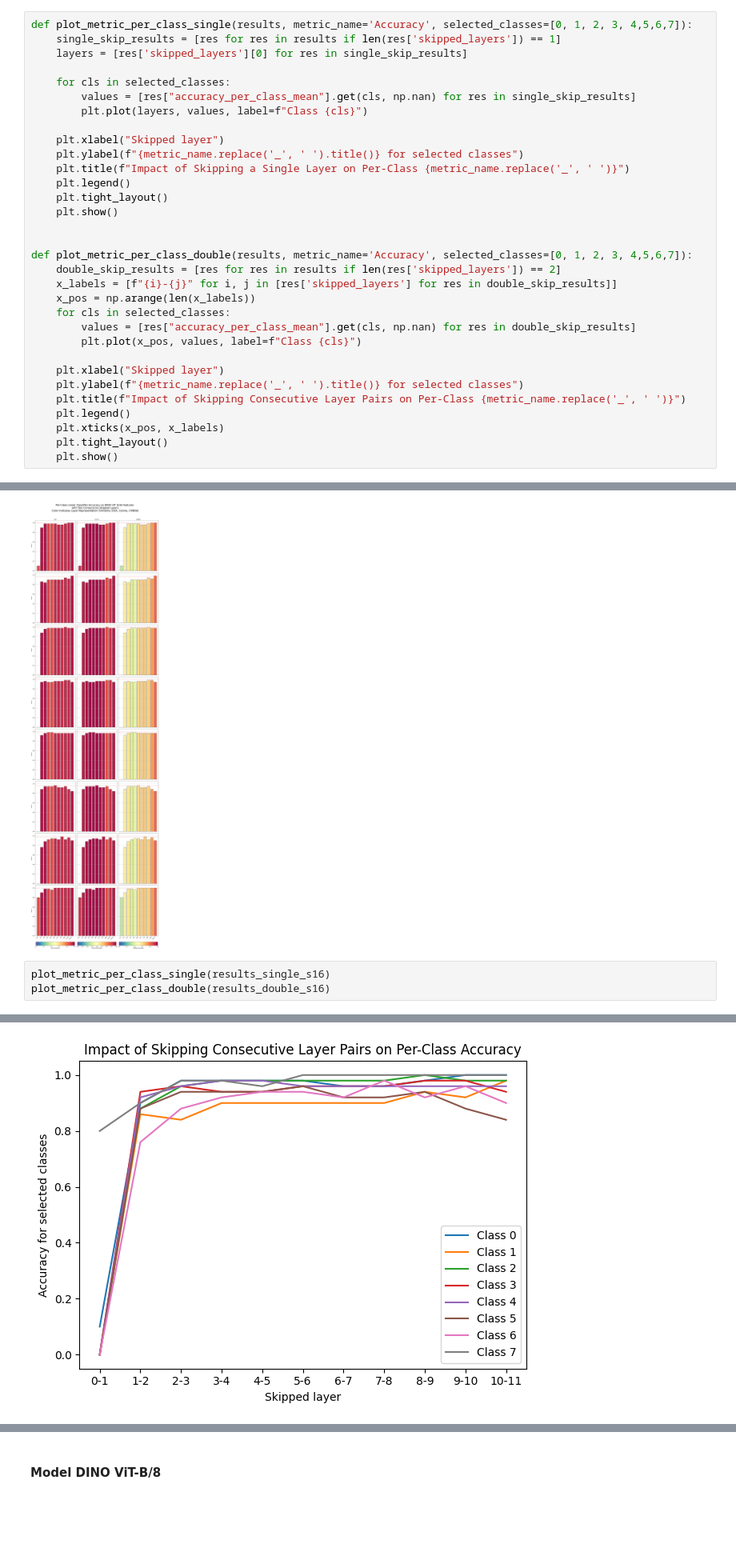
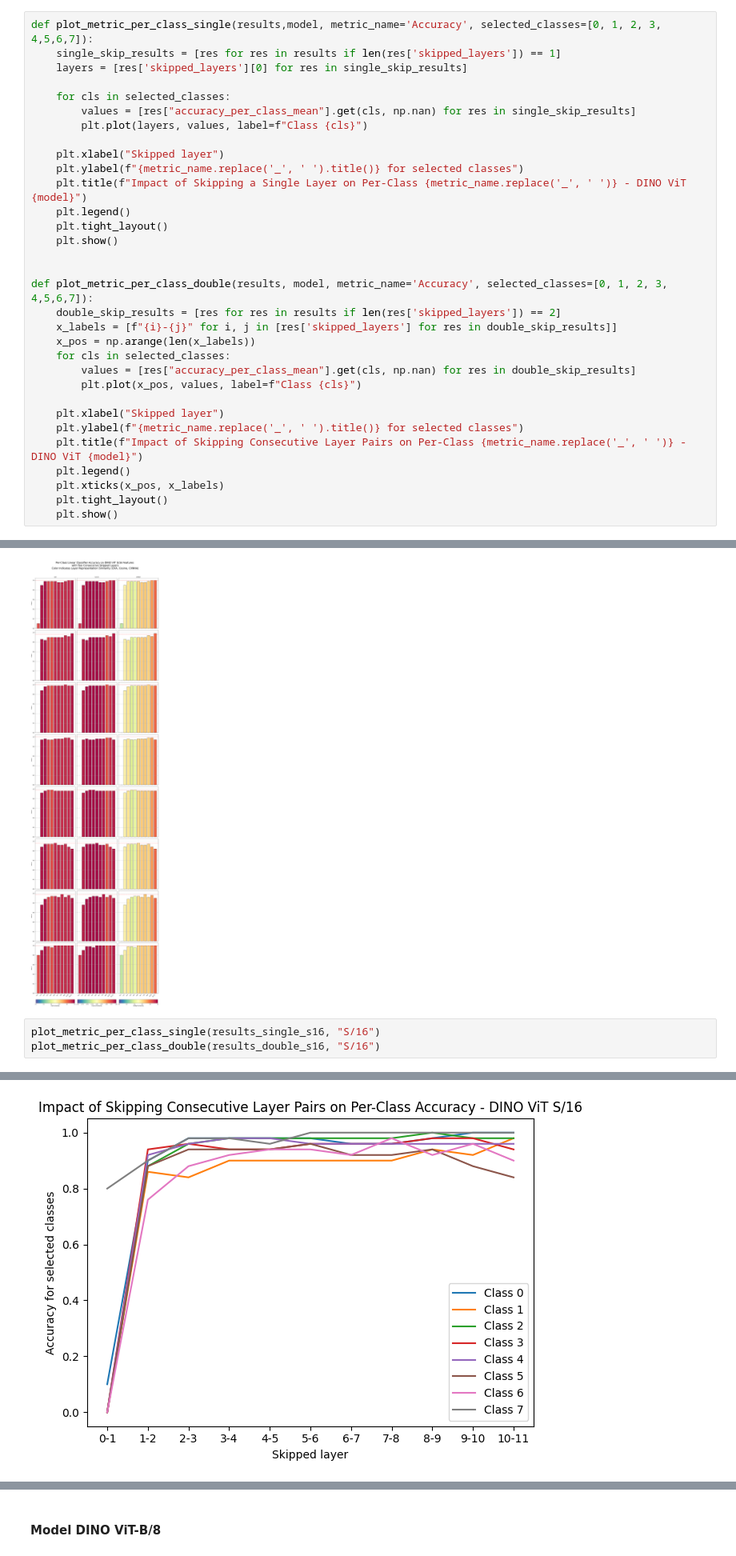
Before and after one commit to kwiatkowskaa/VisualLogitLens, a Jupyter notebook: notebooks/05_analysis_of_layer_skipping_dino_with_linear_probing.ipynb, the cells around one changed output, grey strips where cells are left out. Shown at 80% size. Saved outputs shown, nothing was run; the diff lists cells and outputs as text; blank space fills up the shorter version.

Commit message:
changed plots - model name, colours

```diff
--- a/notebooks/05_analysis_of_layer_skipping_dino_with_linear_probing.ipynb
+++ b/notebooks/05_analysis_of_layer_skipping_dino_with_linear_probing.ipynb
@@ -848,7 +849,7 @@ def plot_single_skip_layer_accuracy_per_class_three_matrices(
 
     plt.show()
 # %%
-def plot_metric_per_class_single(results, metric_name='Accuracy', selected_classes=[0, 1, 2, 3, 4,5,6,7]):
+def plot_metric_per_class_single(results,model, metric_name='Accuracy', selected_classes=[0, 1, 2, 3, 4,5,6,7]):
     single_skip_results = [res for res in results if len(res['skipped_layers']) == 1]
     layers = [res['skipped_layers'][0] for res in single_skip_results]
 
@@ -858,13 +859,13 @@ def plot_metric_per_class_single(results, metric_name='Accuracy', selected_class
 
     plt.xlabel("Skipped layer")
     plt.ylabel(f"{metric_name.replace('_', ' ').title()} for selected classes")
-    plt.title(f"Impact of Skipping a Single Layer on Per-Class {metric_name.replace('_', ' ')}")
+    plt.title(f"Impact of Skipping a Single Layer on Per-Class {metric_name.replace('_', ' ')} - DINO ViT {model}")
     plt.legend()
     plt.tight_layout()
     plt.show()
 
 
-def plot_metric_per_class_double(results, metric_name='Accuracy', selected_classes=[0, 1, 2, 3, 4,5,6,7]):
+def plot_metric_per_class_double(results, model, metric_name='Accuracy', selected_classes=[0, 1, 2, 3, 4,5,6,7]):
     double_skip_results = [res for res in results if len(res['skipped_layers']) == 2]
     x_labels = [f"{i}-{j}" for i, j in [res['skipped_layers'] for res in double_skip_results]]
     x_pos = np.arange(len(x_labels))
@@ -874,7 +875,7 @@ def plot_metric_per_class_double(results, metric_name='Accuracy', selected_class
 
     plt.xlabel("Skipped layer")
     plt.ylabel(f"{metric_name.replace('_', ' ').title()} for selected classes")
-    plt.title(f"Impact of Skipping Consecutive Layer Pairs on Per-Class {metric_name.replace('_', ' ')}")
+    plt.title(f"Impact of Skipping Consecutive Layer Pairs on Per-Class {metric_name.replace('_', ' ')} - DINO ViT {model}")
     plt.legend()
     plt.xticks(x_pos, x_labels)
     plt.tight_layout()
@@ -1263,6 +1263,6 @@ plot_double_skip_layer_accuracy_per_class_three_matrices(
 # %% [output]
 [figure]
 # %%
-plot_metric_per_class_single(results_single_s16)
-plot_metric_per_class_double(results_double_s16)
+plot_metric_per_class_single(results_single_s16, "S/16")
+plot_metric_per_class_double(results_double_s16, "S/16")
 # %% [output]
@@ -1270,2 +1270,2 @@ plot_metric_per_class_double(results_double_s16)
-[figure, old version]
+[figure, new version]
 # %%
```
Also changed, not shown: parts of 9 cells of this notebook.
